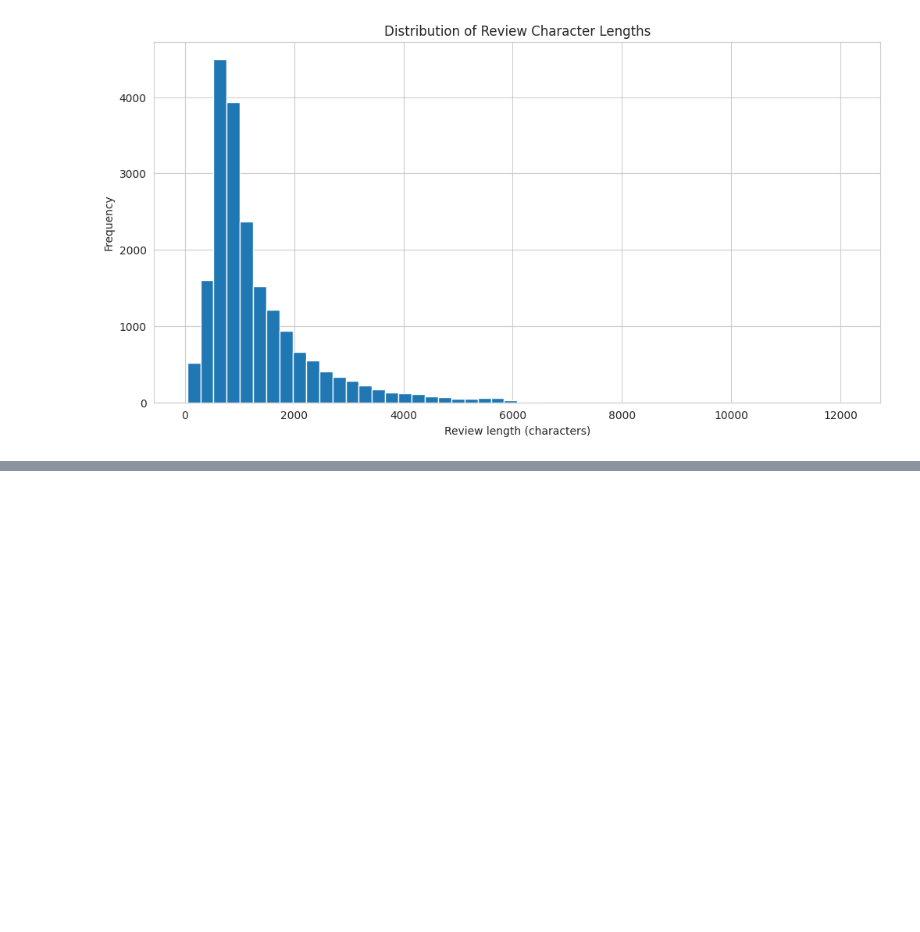
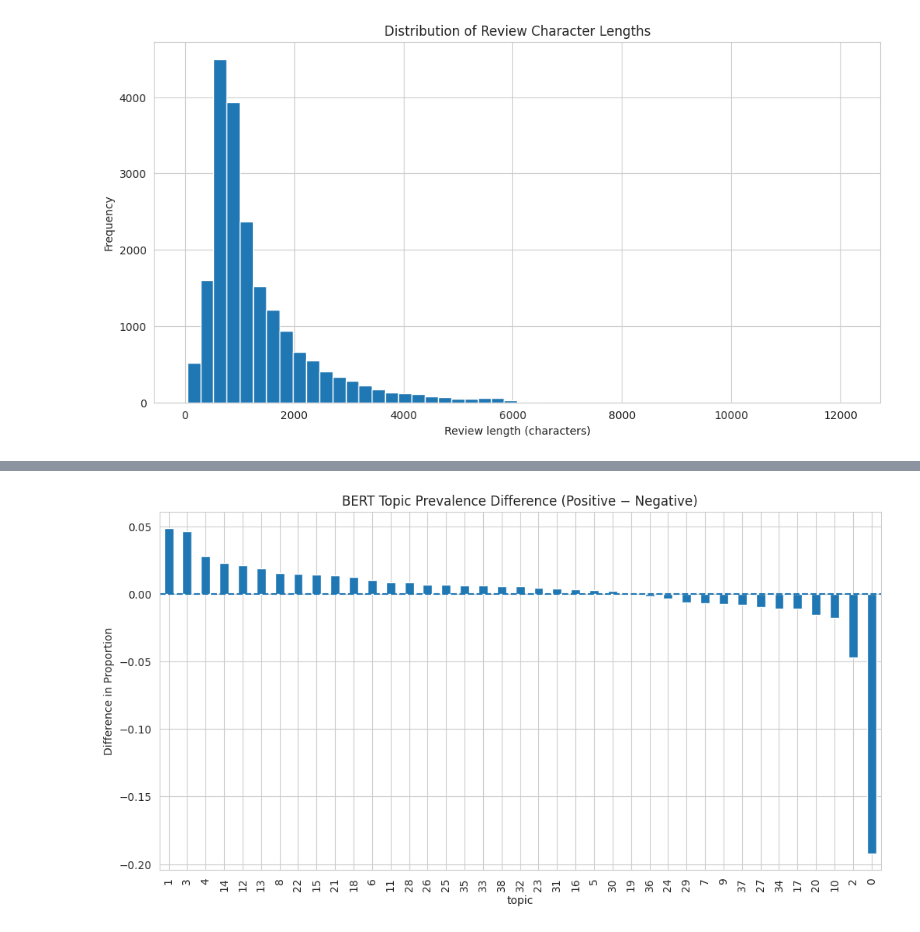
Before and after one commit to Sattiki/nlp-final-research-note, a Jupyter notebook: imdb-text-analysis.ipynb, the cells around one changed output, grey strips where cells are left out. Saved outputs shown, nothing was run; the diff lists cells and outputs as text; code cells hidden in the pictures; blank space fills up the shorter version.

```diff
--- a/imdb-text-analysis.ipynb
+++ b/imdb-text-analysis.ipynb
@@ -155,0 +406,2 @@ plt.show()
+# %%
+embedding_model = SentenceTransformer("all-MiniLM-L6-v2")
@@ -155,0 +436,11 @@ plt.show()
+# %%
+#Topic Distribution by Sentiment (BERT)
+
+topic_sentiment_counts = (
+    bert_topic_df
+    .groupby(['sentiment', 'topic'])
+    .size()
+    .unstack(fill_value=0)
+)
+
+topic_sentiment_counts
@@ -155,0 +453,8 @@ plt.show()
+# %%
+# Normalize to proportions:
+
+topic_sentiment_props = topic_sentiment_counts.div(
+    topic_sentiment_counts.sum(axis=1), axis=0
+)
+
+topic_sentiment_props
@@ -155,0 +467,9 @@ plt.show()
+# %%
+# Topic Polarization (Positive − Negative)
+
+topic_diff_bert = (
+    topic_sentiment_props.loc['positive']
+    - topic_sentiment_props.loc['negative']
+).sort_values(ascending=False)
+
+topic_diff_bert
@@ -155,0 +494,13 @@ plt.show()
+# %%
+# Visualize Topic Differences
+
+topic_diff_bert.plot(
+    kind='bar',
+    title='BERT Topic Prevalence Difference (Positive − Negative)'
+)
+
+plt.axhline(0, linestyle='--')
+plt.ylabel("Difference in Proportion")
+plt.show()
+# %% [output]
+[figure, added]
```
Also changed, not shown: parts of 37 cells of this notebook.
